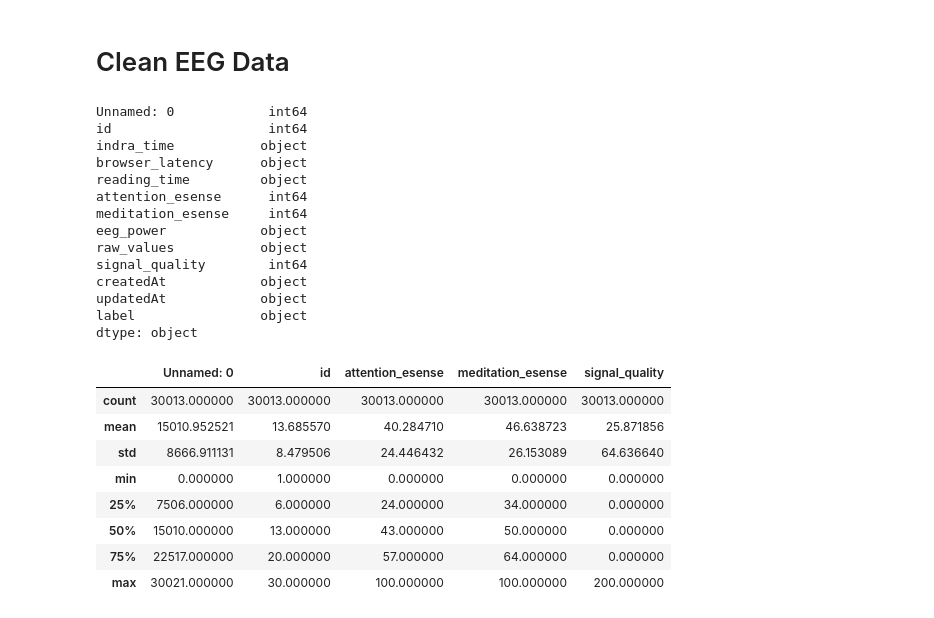
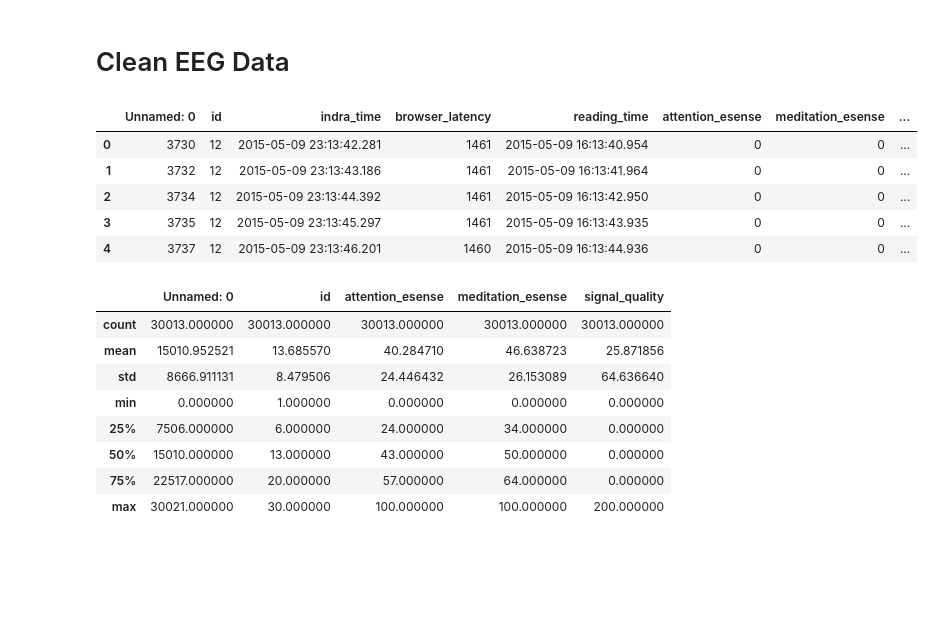
Before and after one commit to SeranC/Synchronized-Brainwave-Dataset-Kaggle-, a Jupyter notebook: Initial Cleaning and Results.ipynb, the cells around one changed output. Drawn from its saved outputs; the diff is of its cells as text; code cells hidden in the pictures; blank space fills up the shorter version.

```diff
--- a/Initial Cleaning and Results.ipynb
+++ b/Initial Cleaning and Results.ipynb
@@ -8,23 +8,15 @@ import matplotlib.pyplot as plt
 # %%
 og_eeg = pd.read_csv('eeg-data.csv')
 og_eeg.head(5)
-og_eeg.count()
-og_eeg.dtypes
+#og_eeg.count()
+#og_eeg.dtypes
 # %% [output]
-Unnamed: 0            int64
-id                    int64
-indra_time           object
-browser_latency      object
-reading_time         object
-attention_esense      int64
-meditation_esense     int64
-eeg_power            object
-raw_values           object
-signal_quality        int64
-createdAt            object
-updatedAt            object
-label                object
-dtype: object
+|  | Unnamed: 0 | id | indra_time | browser_latency | reading_time | attention_esense | meditation_esense | ... |
+| 0 | 3730 | 12 | 2015-05-09 23:13:42.281 | 1461 | 2015-05-09 16:13:40.954 | 0 | 0 | ... |
+| 1 | 3732 | 12 | 2015-05-09 23:13:43.186 | 1461 | 2015-05-09 16:13:41.964 | 0 | 0 | ... |
+| 2 | 3734 | 12 | 2015-05-09 23:13:44.392 | 1461 | 2015-05-09 16:13:42.950 | 0 | 0 | ... |
+| 3 | 3735 | 12 | 2015-05-09 23:13:45.297 | 1461 | 2015-05-09 16:13:43.935 | 0 | 0 | ... |
+| 4 | 3737 | 12 | 2015-05-09 23:13:46.201 | 1460 | 2015-05-09 16:13:44.936 | 0 | 0 | ... |
 # %%
 og_eeg.describe()
 # %% [output]
```
Also changed, not shown: parts of 13 cells of this notebook, 1 other file.
